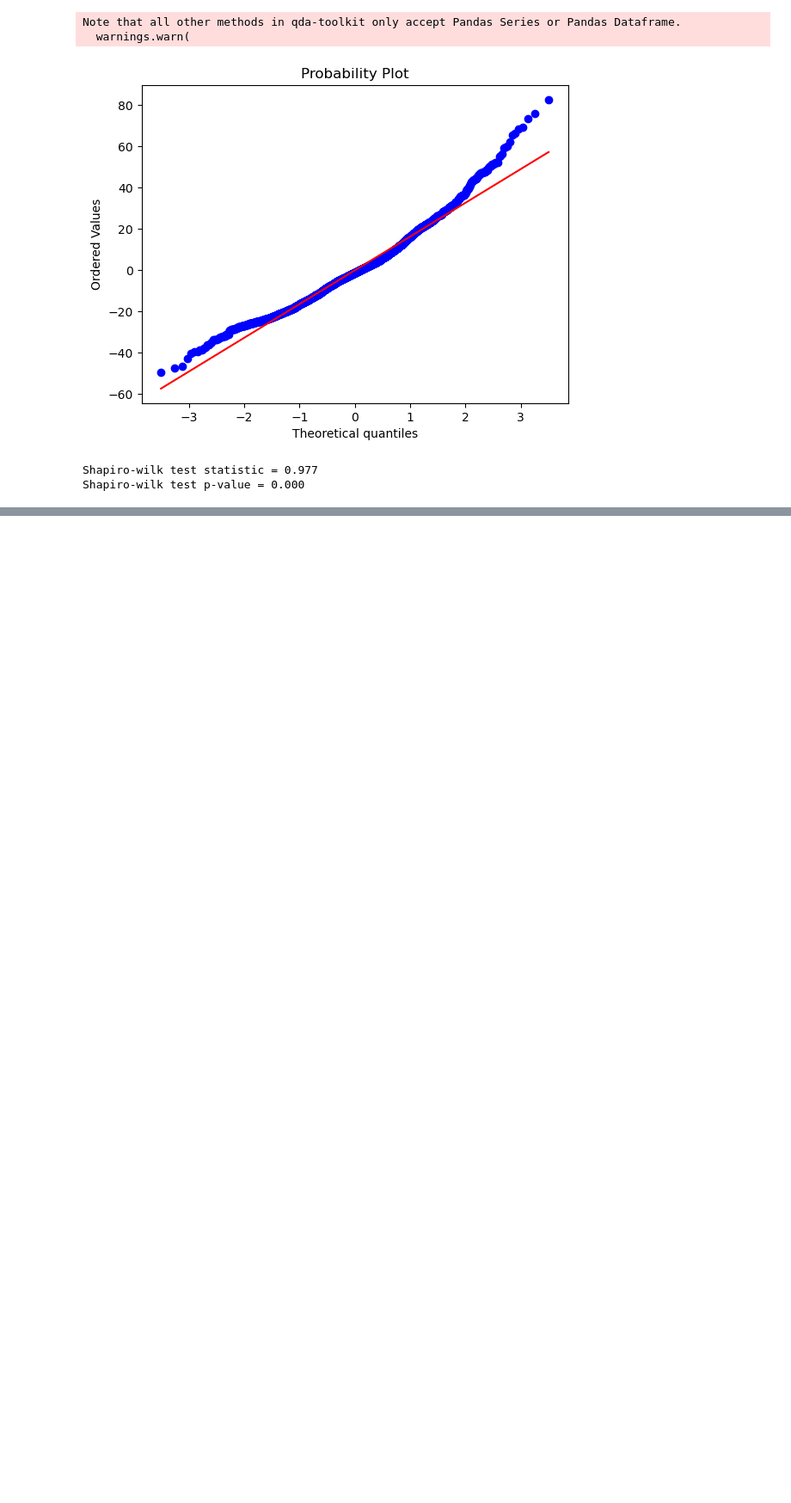
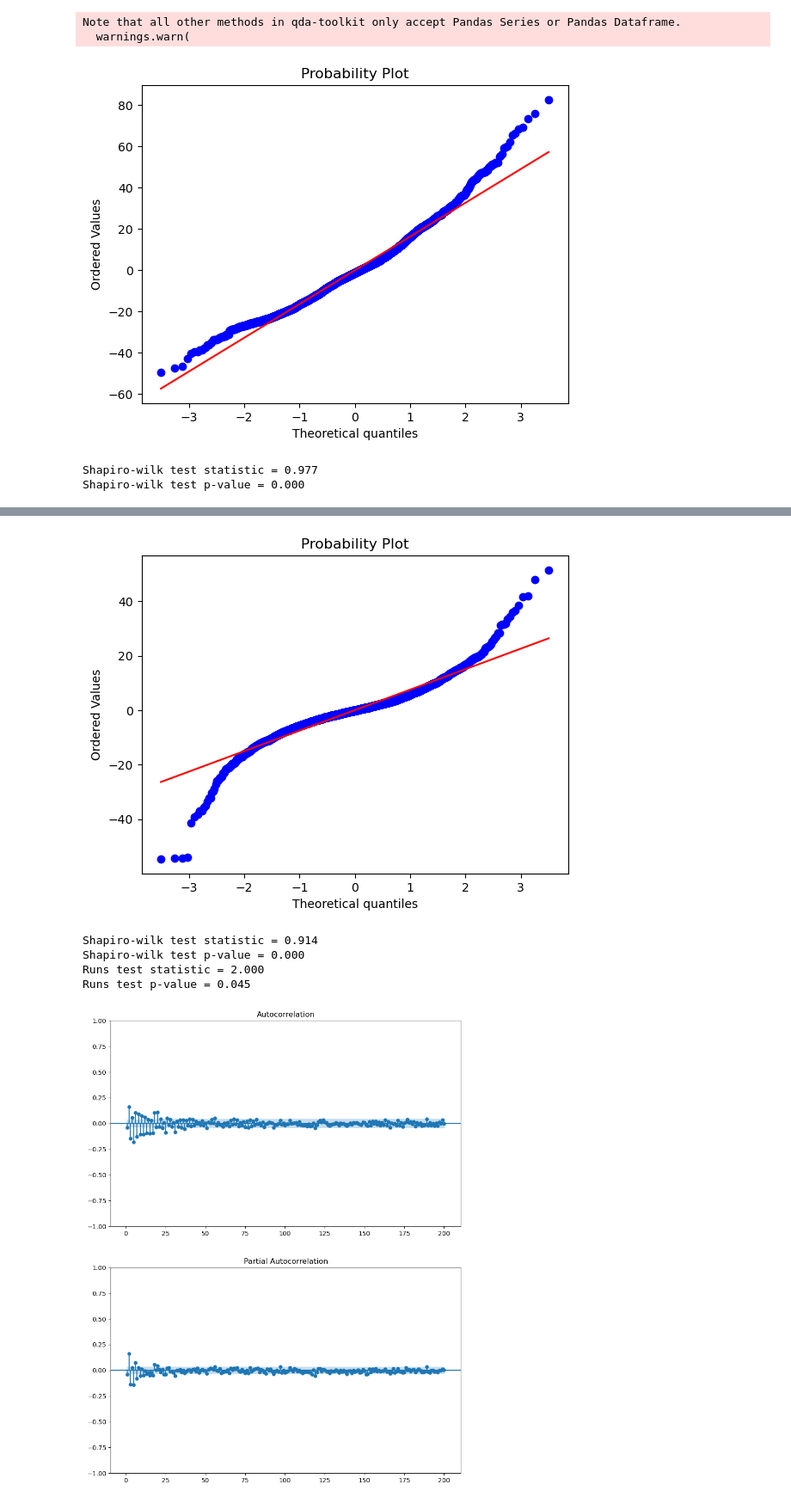
Before and after one commit to Cimap-dev/qda-project, a Jupyter notebook: Analysis_rowwise.ipynb, the cells around one changed output, grey strips where cells are left out. Shown at 86% size. Cells and saved outputs as stored; diff of their text form; code cells hidden in the pictures; blank space fills up the shorter version.

```diff
--- a/Analysis_rowwise.ipynb
+++ b/Analysis_rowwise.ipynb
@@ -367,0 +380,5 @@ Shapiro-wilk test p-value = 0.000
+# %%
+# fit model ARIMA with constant term
+model = qda.ARIMA(df['T2'], order=(0,1,1), add_constant=False)
+
+qda.ARIMAsummary(model)
@@ -367,0 +403,11 @@ Shapiro-wilk test p-value = 0.000
+# %%
+residuals=model.resid
+_= qda.Assumptions(residuals).normality()
+_= qda.Assumptions(residuals).independence()
+# %% [output]
+[figure, added]
+Shapiro-wilk test statistic = 0.914
+Shapiro-wilk test p-value = 0.000
+Runs test statistic = 2.000
+Runs test p-value = 0.045
+[figure, added]
```
Also changed, not shown: parts of 7 cells of this notebook.
